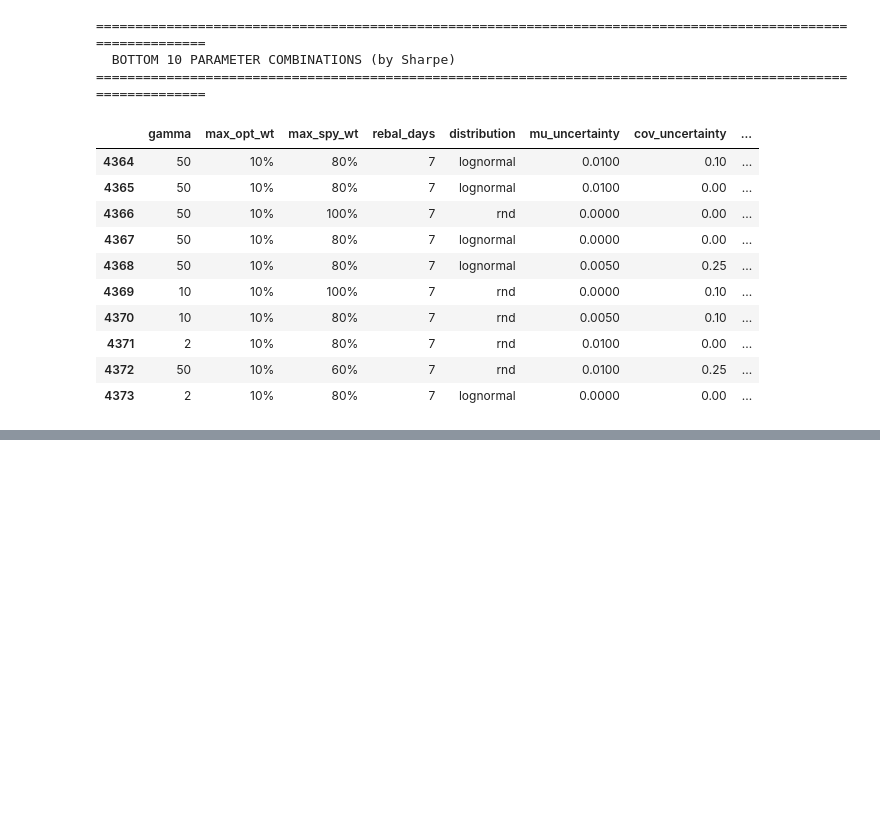
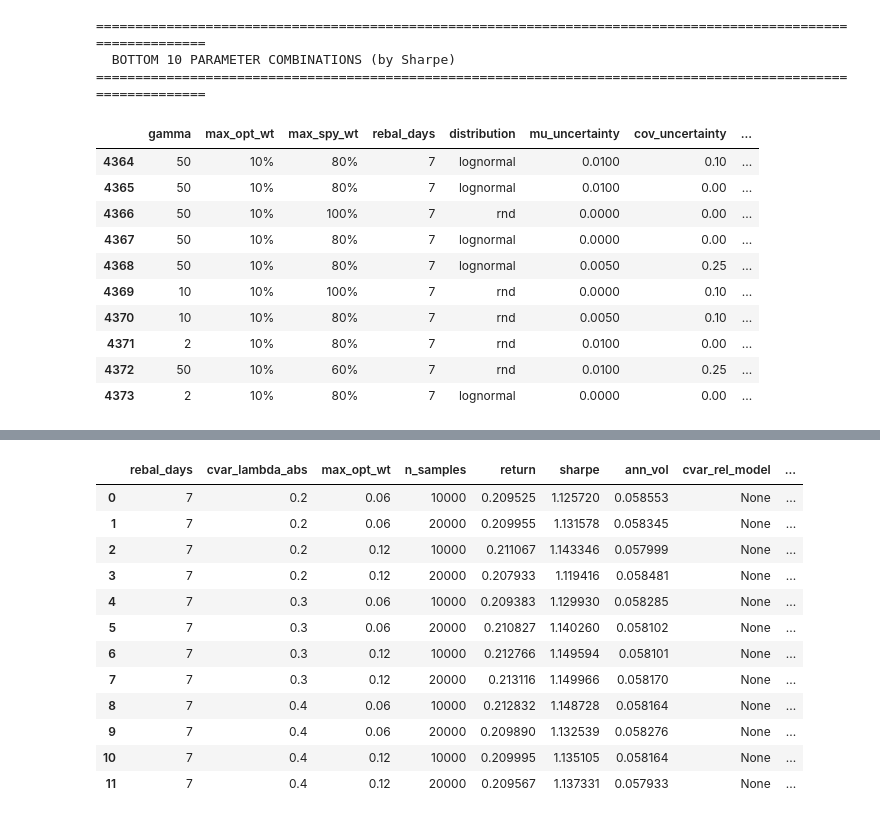
Before and after one commit to hshintree/cvx_options, a Jupyter notebook: demo.ipynb, the cells around one changed output, grey strips where cells are left out. Cells and saved outputs as stored; diff of their text form; code cells hidden in the pictures; blank space fills up the shorter version.

```diff
--- a/demo.ipynb
+++ b/demo.ipynb
@@ -955,0 +943,72 @@ display(bot10[display_cols])
+# %%
+import importlib, itertools, time as _time
+import config as _cfg
+
+# Small scenario-CVaR sweep (Scenario optimizer only).
+# We vary absolute CVaR weight and scenario max option weight.
+SWEEP_LAMBDA_ABS     = [0.20, 0.30, 0.40]
+SWEEP_MAX_OPT_WT     = [0.06, 0.12]
+SWEEP_N_SAMPLES      = [10_000, 20_000]
+SWEEP_REBAL_DAYS     = [7]
+
+original_rebal       = _cfg.REBALANCE_DAYS
+original_lambda_abs  = _cfg.CVAR_LAMBDA_ABS
+original_max_opt     = _cfg.SCENARIO_MAX_OPTION_WEIGHT
+original_n_samples   = _cfg.SCENARIO_N_SAMPLES
+
+all_results = []
+combos_inner = list(itertools.product(
+    SWEEP_LAMBDA_ABS, SWEEP_MAX_OPT_WT, SWEEP_N_SAMPLES,
+))
+
+total_runs = len(SWEEP_REBAL_DAYS) * len(combos_inner)
+run_count = 0
+t0 = _time.time()
+
+print(f"Total runs: {total_runs}")
+
+for rd in SWEEP_REBAL_DAYS:
+    _cfg.REBALANCE_DAYS = rd
+    _cfg.OPTIMIZER_MODE = "scenario"
+    importlib.reload(bt)
+
+    for lam_abs, mow, n_samp in combos_inner:
+        _cfg.CVAR_LAMBDA_ABS = lam_abs
+        _cfg.SCENARIO_MAX_OPTION_WEIGHT = mow
+        _cfg.SCENARIO_N_SAMPLES = n_samp
+
+        pf, wf, ret, mf, ds = bt.run_backtest()
+        pv_ = pf["value"].values
+        pr_ = np.diff(pv_) / pv_[:-1]
+        avg_hold = max(ds.get("avg_holding_days", rd), 1)
+        _af = np.sqrt(252 / avg_hold)
+        sharpe_ = np.mean(pr_) / (np.std(pr_) + 1e-12) * _af
+        vol_    = np.std(pr_) * _af
+        total_  = pv_[-1] / pv_[0] - 1
+
+        all_results.append({
+            "rebal_days": rd,
+            "cvar_lambda_abs": lam_abs,
+            "max_opt_wt": mow,
+            "n_samples": n_samp,
+            "return": total_,
+            "sharpe": sharpe_,
+            "ann_vol": vol_,
+            "cvar_rel_model": ds.get("cvar_relative_model"),
+            "cvar_abs_model": ds.get("cvar_abs_model"),
+        })
+        run_count += 1
+        elapsed = _time.time() - t0
+        print(f"  [{run_count}/{total_runs}]  elapsed {elapsed:.0f}s")
+
+# Restore original config
+_cfg.REBALANCE_DAYS = original_rebal
+_cfg.CVAR_LAMBDA_ABS = original_lambda_abs
+_cfg.SCENARIO_MAX_OPTION_WEIGHT = original_max_opt
+_cfg.SCENARIO_N_SAMPLES = original_n_samples
+importlib.reload(bt)
+
+sweep_df_small = pd.DataFrame(all_results)
+print("\nScenario CVaR sweep (small grid):")
+display(sweep_df_small)
+# %% [output]
@@ -955,0 +1030,13 @@ display(bot10[display_cols])
+|  | rebal_days | cvar_lambda_abs | max_opt_wt | n_samples | return | sharpe | ann_vol | cvar_rel_model | ... |
+| 0 | 7 | 0.2 | 0.06 | 10000 | 0.209525 | 1.125720 | 0.058553 | None | ... |
+| 1 | 7 | 0.2 | 0.06 | 20000 | 0.209955 | 1.131578 | 0.058345 | None | ... |
+| 2 | 7 | 0.2 | 0.12 | 10000 | 0.211067 | 1.143346 | 0.057999 | None | ... |
+| 3 | 7 | 0.2 | 0.12 | 20000 | 0.207933 | 1.119416 | 0.058481 | None | ... |
+| 4 | 7 | 0.3 | 0.06 | 10000 | 0.209383 | 1.129930 | 0.058285 | None | ... |
+| 5 | 7 | 0.3 | 0.06 | 20000 | 0.210827 | 1.140260 | 0.058102 | None | ... |
+| 6 | 7 | 0.3 | 0.12 | 10000 | 0.212766 | 1.149594 | 0.058101 | None | ... |
+| 7 | 7 | 0.3 | 0.12 | 20000 | 0.213116 | 1.149966 | 0.058170 | None | ... |
+| 8 | 7 | 0.4 | 0.06 | 10000 | 0.212832 | 1.148728 | 0.058164 | None | ... |
+| 9 | 7 | 0.4 | 0.06 | 20000 | 0.209890 | 1.132539 | 0.058276 | None | ... |
+| 10 | 7 | 0.4 | 0.12 | 10000 | 0.209995 | 1.135105 | 0.058164 | None | ... |
+| 11 | 7 | 0.4 | 0.12 | 20000 | 0.209567 | 1.137331 | 0.057933 | None | ... |
```
Also changed, not shown: parts of 14 cells of this notebook, 16 other files.
